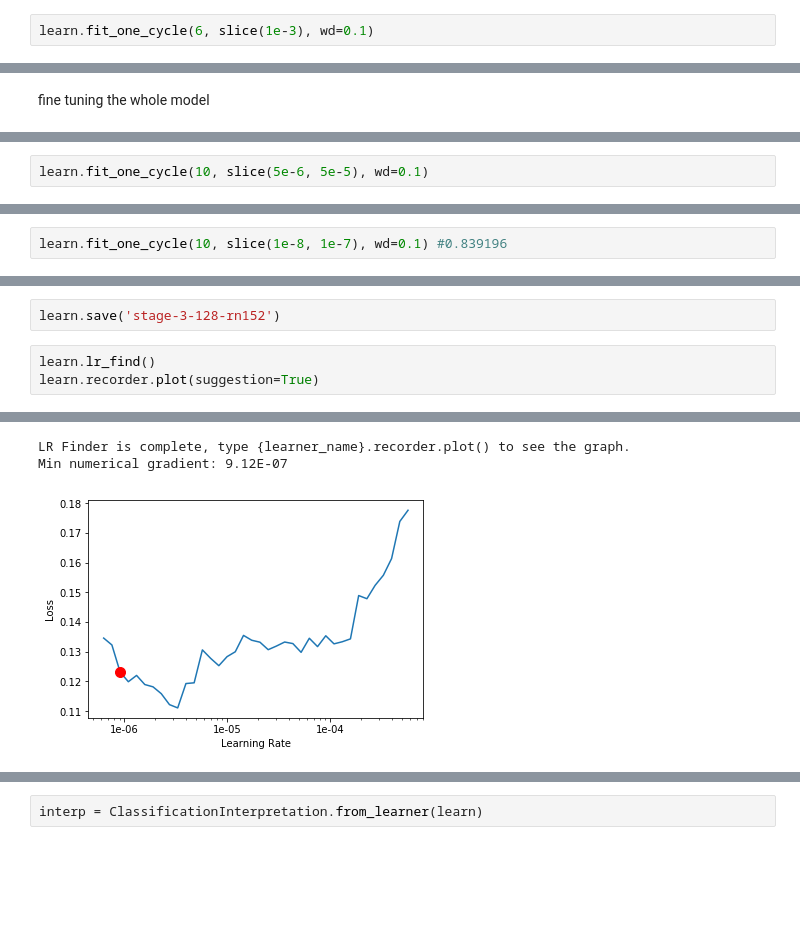
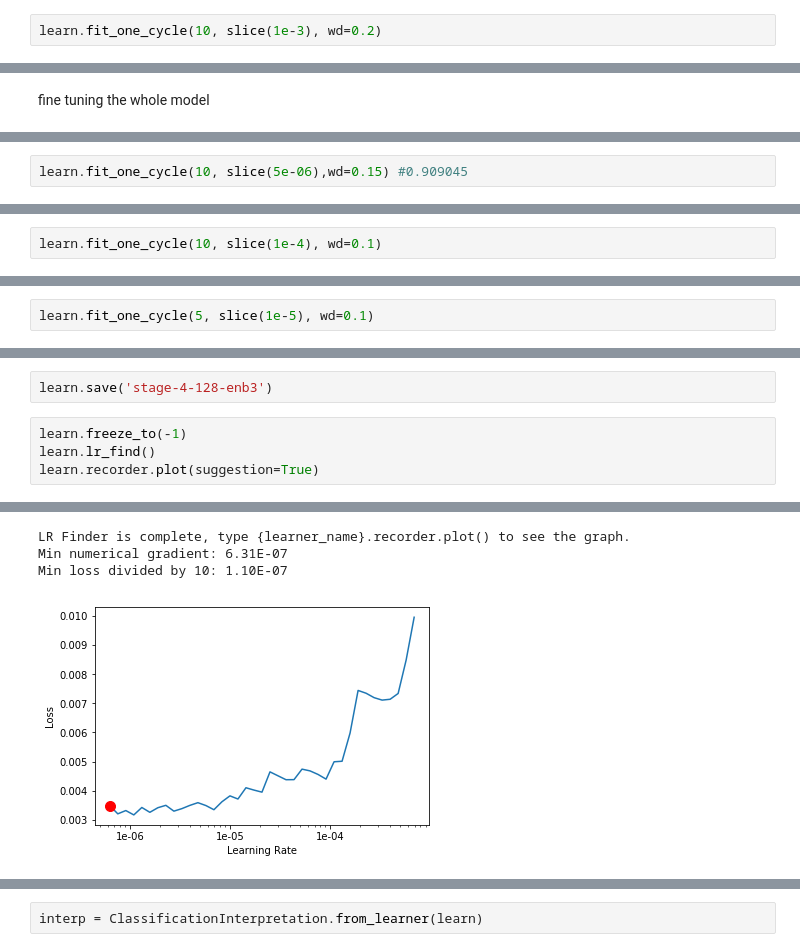
Before and after one commit to BadriPrudhvi/AV_Hackathon, a Jupyter notebook: Age Detection of Indian Actors/actors_av.ipynb, the cells around one changed output, grey strips where cells are left out. Saved outputs shown, nothing was run; the diff lists cells and outputs as text; blank space fills up the shorter version.

```diff
--- a/Age Detection of Indian Actors/actors_av.ipynb
+++ b/Age Detection of Indian Actors/actors_av.ipynb
@@ -112,4 +132,4 @@ Min numerical gradient: 1.45E-03
 # %%
-learn.fit_one_cycle(6, slice(1e-3), wd=0.1)
+learn.fit_one_cycle(10, slice(1e-3), wd=0.2)
 # %% [output]
 | epoch | train_loss | valid_loss | error_rate | accuracy | time |
@@ -139,0 +161,2 @@ Min numerical gradient: 3.98E-05
+# %%
+learn.fit_one_cycle(10, slice(5e-06),wd=0.15) #0.909045
@@ -140,4 +188,4 @@ Min numerical gradient: 3.98E-05
 # %%
-learn.fit_one_cycle(10, slice(5e-6, 5e-5), wd=0.1)
+learn.fit_one_cycle(10, slice(1e-4), wd=0.1)
 # %% [output]
 | epoch | train_loss | valid_loss | error_rate | accuracy | time |
@@ -164,4 +215,4 @@ Min numerical gradient: 7.41E-09
 # %%
-learn.fit_one_cycle(10, slice(1e-8, 1e-7), wd=0.1) #0.839196
+learn.fit_one_cycle(5, slice(1e-5), wd=0.1)
 # %% [output]
 | epoch | train_loss | valid_loss | error_rate | accuracy | time |
@@ -178,11 +225,13 @@ learn.fit_one_cycle(10, slice(1e-8, 1e-7), wd=0.1) #0.839196
 # %%
-learn.save('stage-3-128-rn152')
+learn.save('stage-4-128-enb3')
 # %%
+learn.freeze_to(-1)
 learn.lr_find()
 learn.recorder.plot(suggestion=True)
 # %% [output]
 [interactive output not drawn]
 LR Finder is complete, type {learner_name}.recorder.plot() to see the graph.
-Min numerical gradient: 9.12E-07
+Min numerical gradient: 6.31E-07
+Min loss divided by 10: 1.10E-07
-[figure, old version]
+[figure, new version]
 # %%
```
Also changed, not shown: parts of 43 cells of this notebook, 2 other files.
